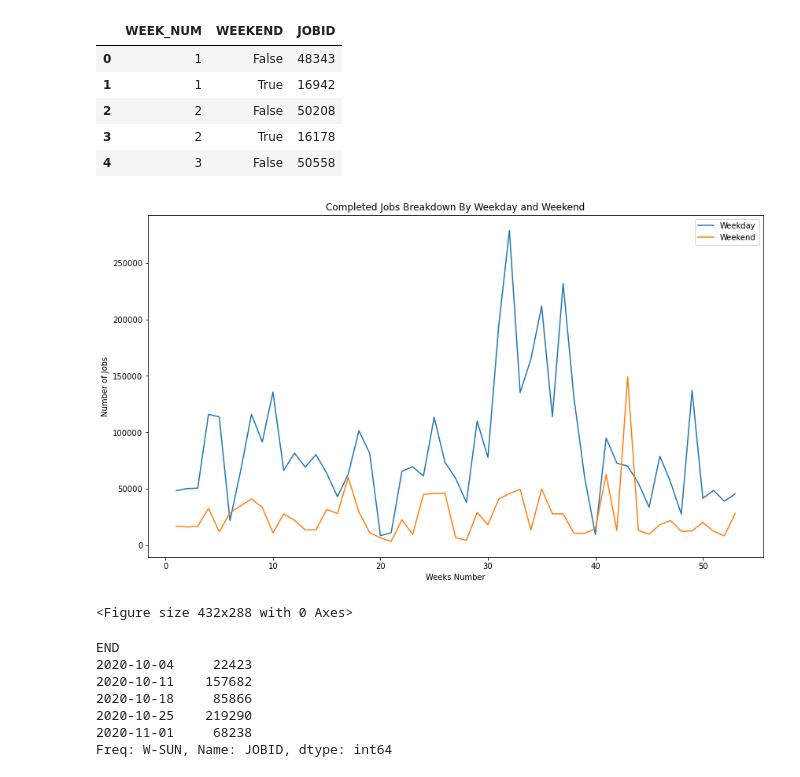
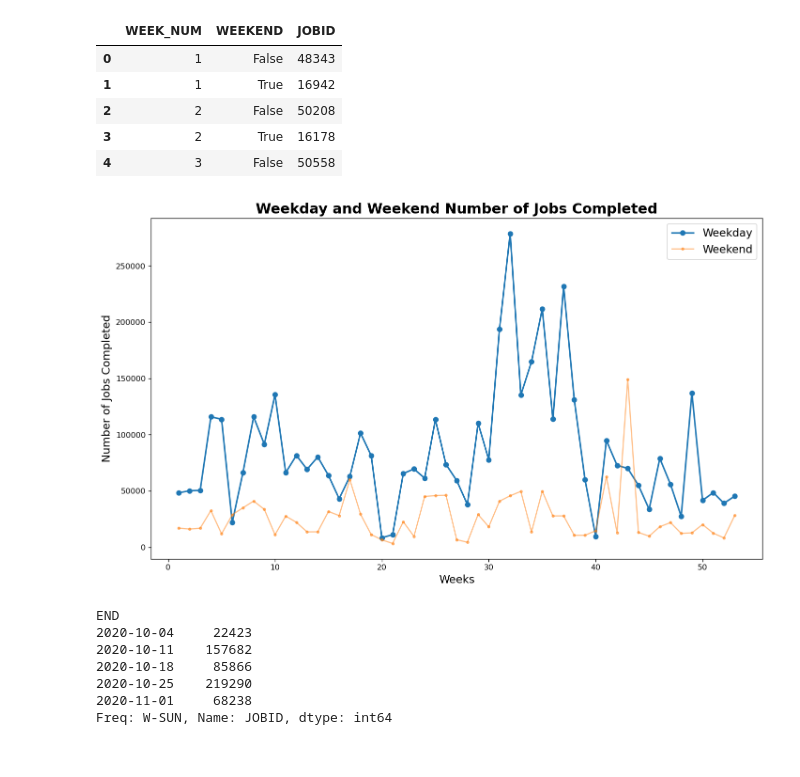
Before and after one commit to VahidehRasekhi/accre-sour_patch, a Jupyter notebook: Question1_revised.ipynb, the cells around one changed output. Saved outputs shown, nothing was run; the diff lists cells and outputs as text; code cells hidden in the pictures.

```diff
--- a/Question1_revised.ipynb
+++ b/Question1_revised.ipynb
@@ -338,18 +406,18 @@ weekly_df10.head()
 # %%
 df_weekend=pd.pivot(weekly_df10, index="WEEK_NUM", columns="WEEKEND", values="JOBID").reset_index()
 df_weekend.columns=['WEEK_NUM', 'Weekday', 'Weekend']
 plt.figure(figsize=(14,8))
-plt.plot(df_weekend['WEEK_NUM'], df_weekend['Weekday'], label='Weekday')
-plt.plot(df_weekend['WEEK_NUM'], df_weekend['Weekend'], label='Weekend')
-plt.title('Completed Jobs Breakdown By Weekday and Weekend')
-plt.legend()
-plt.xlabel('Weeks Number')
-plt.ylabel('Number of Jobs')
+plt.plot(df_weekend['WEEK_NUM'], df_weekend['Weekday'], label='Weekday', marker='o', linestyle='-',linewidth=2.0)
+plt.plot(df_weekend['WEEK_NUM'], df_weekend['Weekend'], label='Weekend', marker='.', alpha=0.5)
+plt.title('Weekday and Weekend Number of Jobs Completed', fontsize=18, fontweight="bold")
+plt.legend(fontsize=14)
+plt.xlabel('Weeks', fontsize=14)
+plt.ylabel('Number of Jobs Completed', fontsize=14)
+plt.savefig('./images/weekday_weekend_jobs.png', dpi=150)
 plt.show()
-plt.savefig('weekday_weekend_jobs.png', dpi=150)
+plt.close()
 # %% [output]
-[figure, old version]
+[figure, new version]
-<Figure size 432x288 with 0 Axes>
 # %%
 #pd.pivot(weekly_df10, index="WEEK_NUM", columns="WEEKEND", values="JOBID").plot(figsize = (20,8))
 completed_by_week.head()
```
Also changed, not shown: parts of 18 cells of this notebook.
